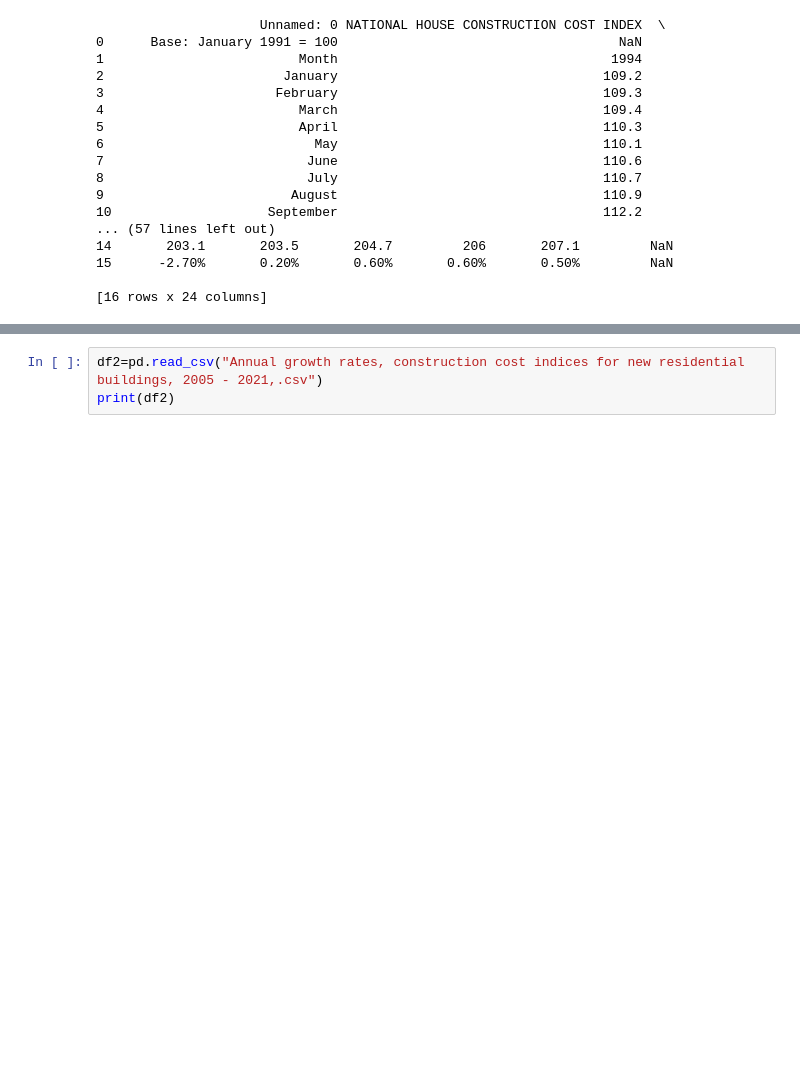
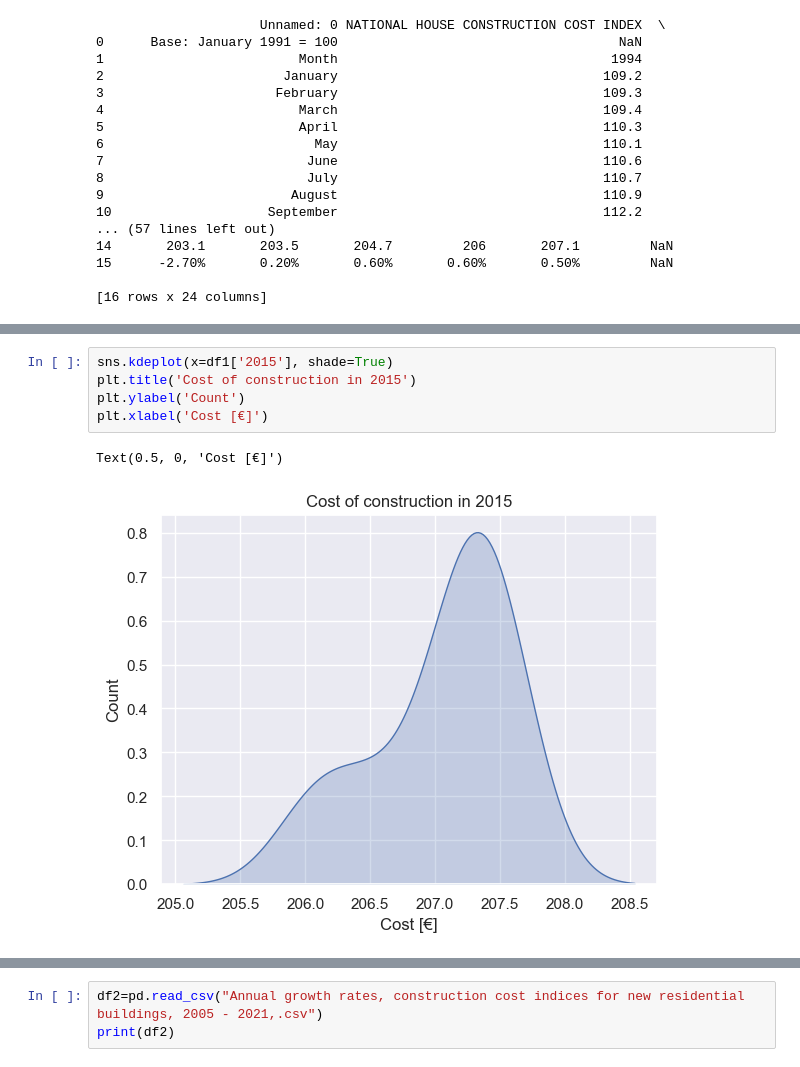
Before and after one commit to jlac23/CCT_MSC_DA_CA2_2020092, a Jupyter notebook: MSC_DA_CA2_2020092.ipynb, the cells around one changed output, grey strips where cells are left out. Saved outputs shown, nothing was run; the diff lists cells and outputs as text; blank space fills up the shorter version.

```diff
--- a/MSC_DA_CA2_2020092.ipynb
+++ b/MSC_DA_CA2_2020092.ipynb
@@ -59,0 +216,8 @@ print(df1)
+# %%
+sns.kdeplot(x=df1['2015'], shade=True)
+plt.title('Cost of construction in 2015')
+plt.ylabel('Count')
+plt.xlabel('Cost [€]')
+# %% [output]
+Text(0.5, 0, 'Cost [€]')
+[figure, added]
```
Also changed, not shown: parts of 37 cells of this notebook.
